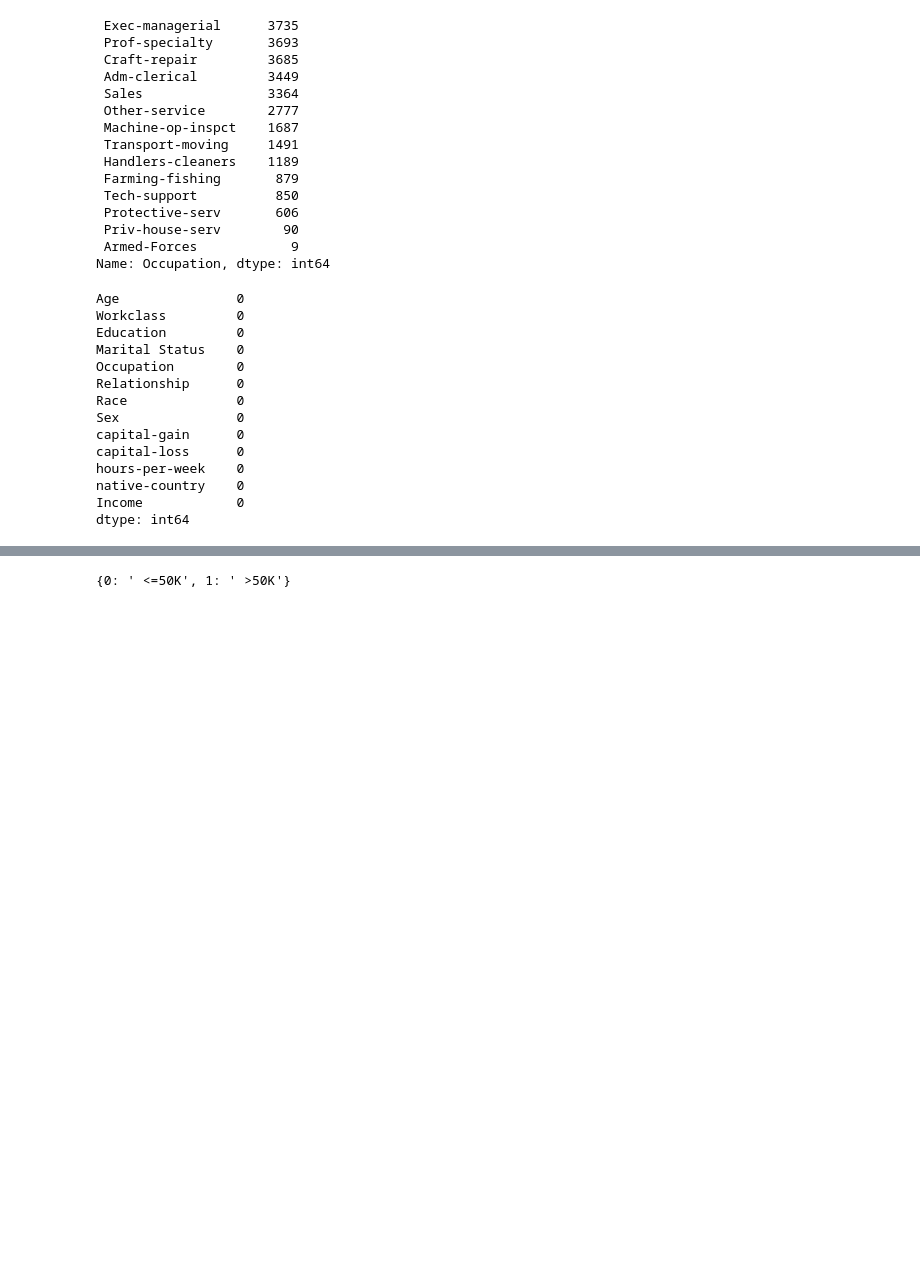
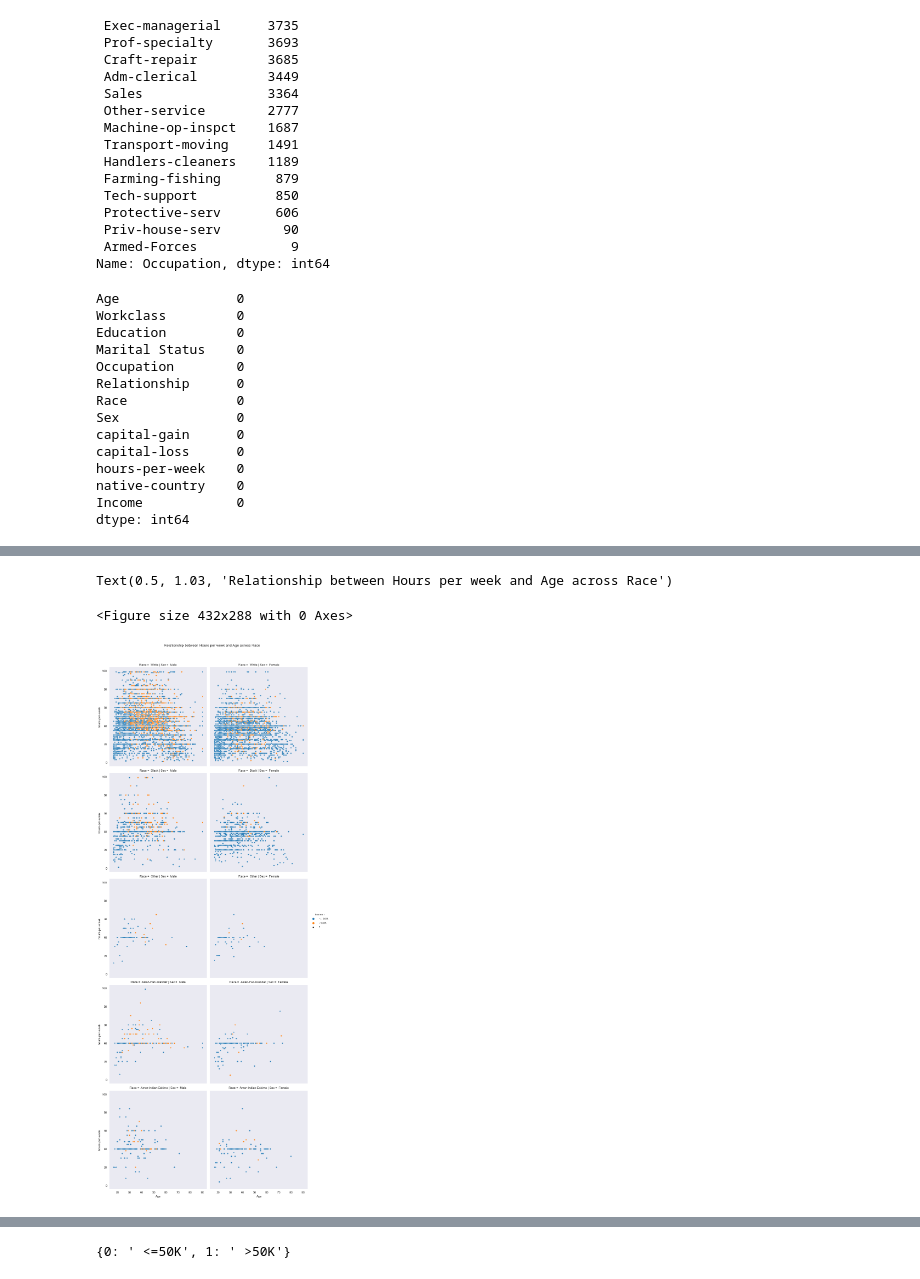
Before and after one commit to leoklems/Adult_Income_Prediction, a Jupyter notebook: Income_Prediction.ipynb, the cells around one changed output, grey strips where cells are left out. Saved outputs shown, nothing was run; the diff lists cells and outputs as text; code cells hidden in the pictures; blank space fills up the shorter version.

```diff
--- a/Income_Prediction.ipynb
+++ b/Income_Prediction.ipynb
@@ -173,3 +158,12 @@ ValueError: Could not interpret input 'Sex'
+# %%
+sns.set_style('dark')
+plt.figure()
+g =sns.relplot(x='Age', y='hours-per-week', data=df_us, kind='scatter', col='Sex', row='Race', hue='Income', size=1)
+g.fig.suptitle('Relationship between Hours per week and Age across Race', y = 1.03)
+# %% [output]
+Text(0.5, 1.03, 'Relationship between Hours per week and Age across Race')
+<Figure size 432x288 with 0 Axes>
+[figure, added]
 # %%
 le = LabelEncoder()
 # %%
```
Also changed, not shown: parts of 14 cells of this notebook.
